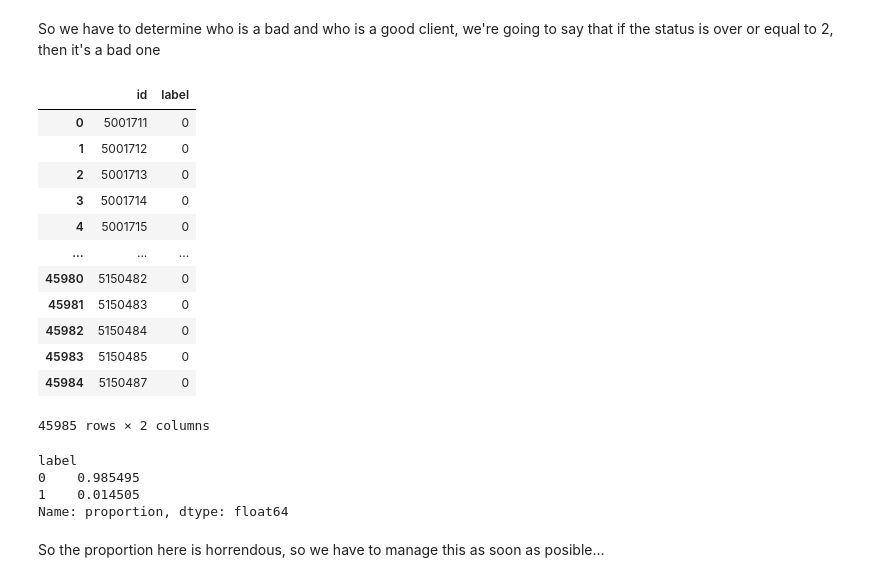
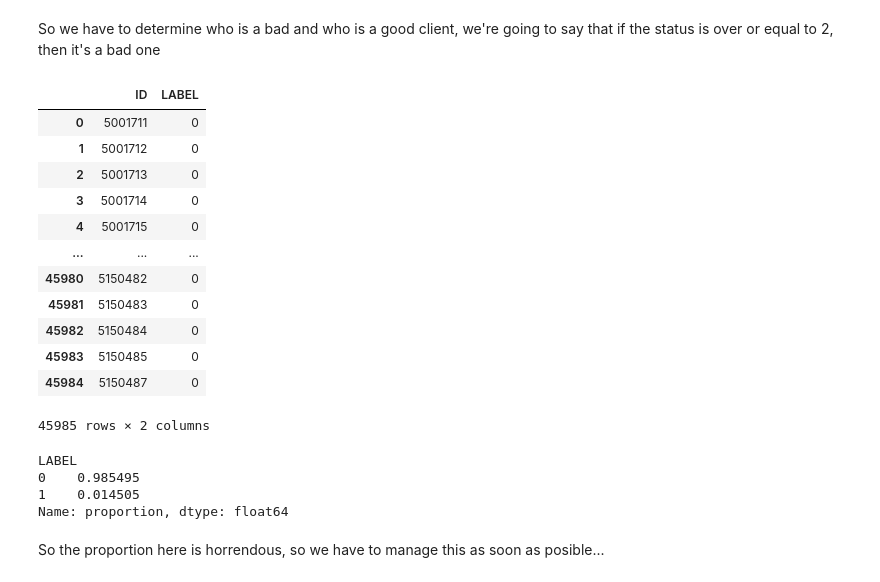
Before and after one commit to imelinc/credit-card-approval-project, a Jupyter notebook: credit-card-approval-project.ipynb, the cells around one changed output. Saved outputs shown, nothing was run; the diff lists cells and outputs as text; code cells hidden in the pictures.

```diff
--- a/credit-card-approval-project.ipynb
+++ b/credit-card-approval-project.ipynb
@@ -29,6 +29,8 @@ Let's get to it.
 import pandas as pd
 import matplotlib.pyplot as plt
 import numpy as np
+
+pd.set_option('future.no_silent_downcasting', True)
 # %%
 df_app = pd.read_csv("data/application_record.csv")
 df_credit = pd.read_csv("data/credit_record.csv")
@@ -94,10 +96,6 @@ ID                0
 MONTHS_BALANCE    0
 STATUS            0
 dtype: int64
-# %%
-# Making everything lowercase so it's easier to access
-df_credit.columns = df_credit.columns.str.lower()
-df_app.columns = df_app.columns.str.lower()
 # %% [markdown]
 ## DATA HANDLING
 # %%
@@ -144,15 +142,15 @@ STATUS: Credit status, where:
 # %% [markdown]
 So we have to determine who is a bad and who is a good client, we're going to say that if the status is over or equal to 2, then it's a bad one
 # %%
-bad_clients = df_credit[df_credit['status'].isin(["2","3", "4", "5"])]
-bad_ids = bad_clients.id.unique()
+bad_clients = df_credit[df_credit['STATUS'].isin(["2","3", "4", "5"])]
+bad_ids = bad_clients.ID.unique()
 # %%
 # Now let's create a LABELS dataframe to merge into the application dataframe and know if a client is bad or not
-df_labels = pd.DataFrame({"id": df_credit.id.unique()})
-df_labels["label"] = df_labels.id.apply(lambda x: 1 if x in bad_ids else 0) # Applies 1 if the client is bad and 0 if its good
+df_labels = pd.DataFrame({"ID": df_credit.ID.unique()})
+df_labels["LABEL"] = df_labels.ID.apply(lambda x: 1 if x in bad_ids else 0) # Applies 1 if the client is bad and 0 if its good
 df_labels
 # %% [output]
-|  | id | label |
+|  | ID | LABEL |
 | 0 | 5001711 | 0 |
 | 1 | 5001712 | 0 |
 | 2 | 5001713 | 0 |
@@ -166,9 +164,9 @@ df_labels
 | 45984 | 5150487 | 0 |
 45985 rows × 2 columns
 # %%
-df_labels.label.value_counts(normalize=True)
+df_labels.LABEL.value_counts(normalize=True)
 # %% [output]
-label
+LABEL
 0    0.985495
 1    0.014505
 Name: proportion, dtype: float64
```
Also changed, not shown: parts of 6 cells of this notebook.
